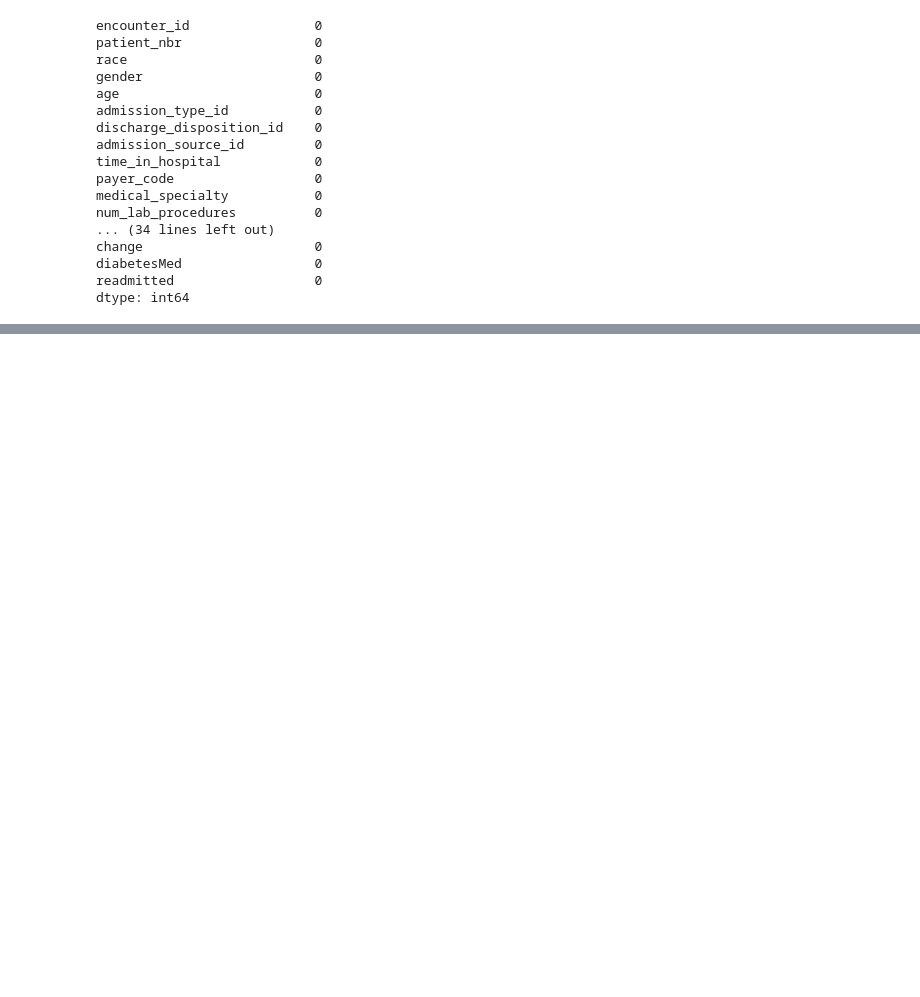
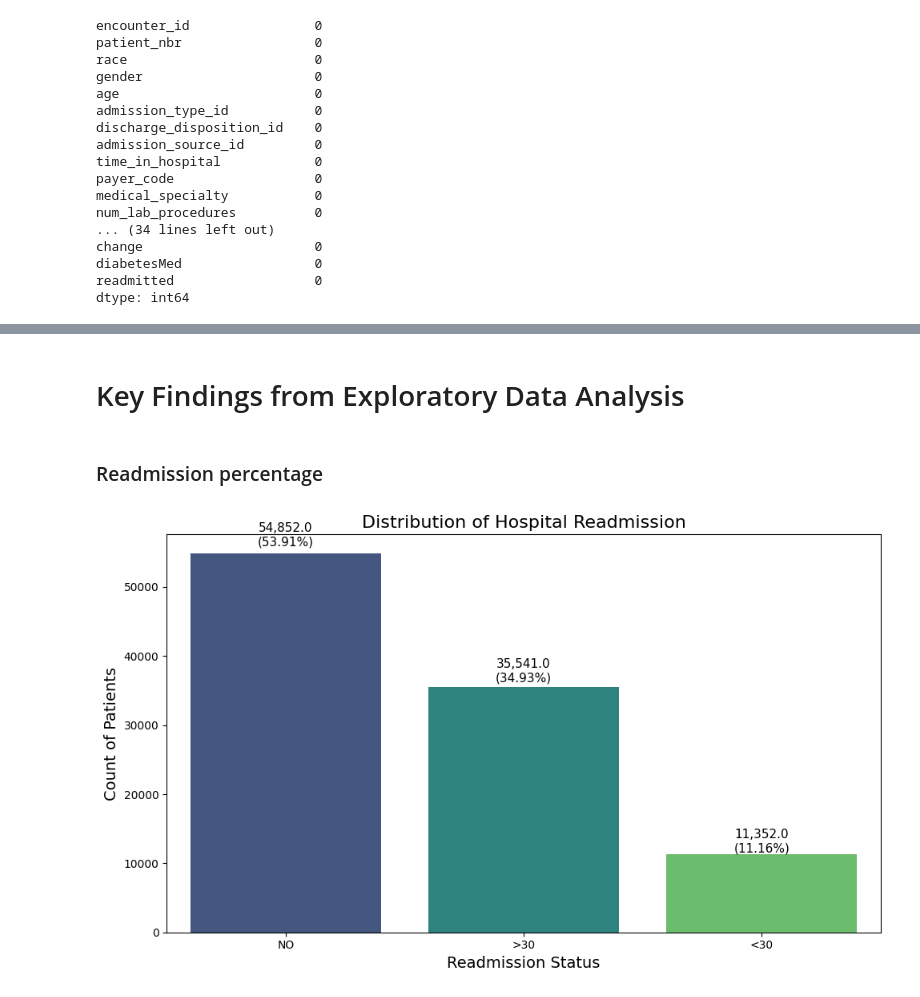
Before and after one commit to Fady2024/HRP-AI, a Jupyter notebook: project.ipynb, the cells around one changed output, grey strips where cells are left out. Saved outputs shown, nothing was run; the diff lists cells and outputs as text; code cells hidden in the pictures; blank space fills up the shorter version.

Commit message:
visualization done

```diff
--- a/project.ipynb
+++ b/project.ipynb
@@ -181,0 +193,36 @@ dtype: int64
+# %% [markdown]
+# Key Findings from Exploratory Data Analysis
+# %% [markdown]
+### Readmission percentage
+# %%
+data['readmitted_binary'] = (data['readmitted'] == '<30').astype(int)
+
+# Analyzing the target variable 'readmitted'
+readmitted_counts = data['readmitted'].value_counts()
+readmitted_percent = (data['readmitted'].value_counts(normalize=True) * 100).round(2)
+
+# Summary dataframe
+readmission_summary = pd.DataFrame({
+    'Count': readmitted_counts,
+    'Percentage (%)': readmitted_percent
+})
+
+
+# visual representation
+plt.figure(figsize=(10, 6))
+ax = sns.countplot(x='readmitted', data=data, hue='readmitted', palette='viridis', legend=False)
+# Adding count and percentage labels to the bars
+for i, p in enumerate(ax.patches):
+    height = p.get_height()
+    percentage = readmitted_percent.iloc[i] if i < len(readmitted_percent) else 0
+    ax.annotate(f"{height:,}\n({percentage}%)",
+                (p.get_x() + p.get_width() / 2., height * 1.02),
+                ha='center', va='baseline', fontsize=11)
+
+plt.title('Distribution of Hospital Readmission', fontsize=16)
+plt.xlabel('Readmission Status', fontsize=14)
+plt.ylabel('Count of Patients', fontsize=14)
+plt.tight_layout()
+plt.show()
+# %% [output]
+[figure, added]
```
Also changed, not shown: parts of 45 cells of this notebook.
